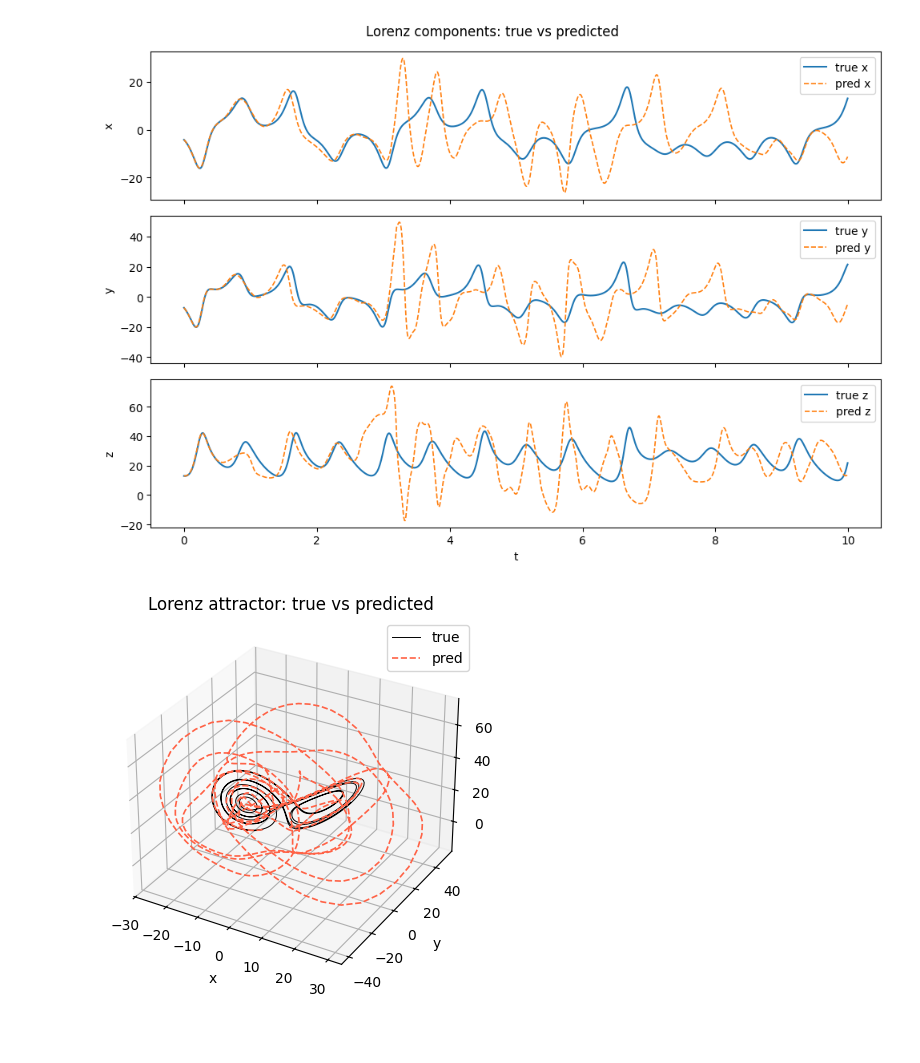
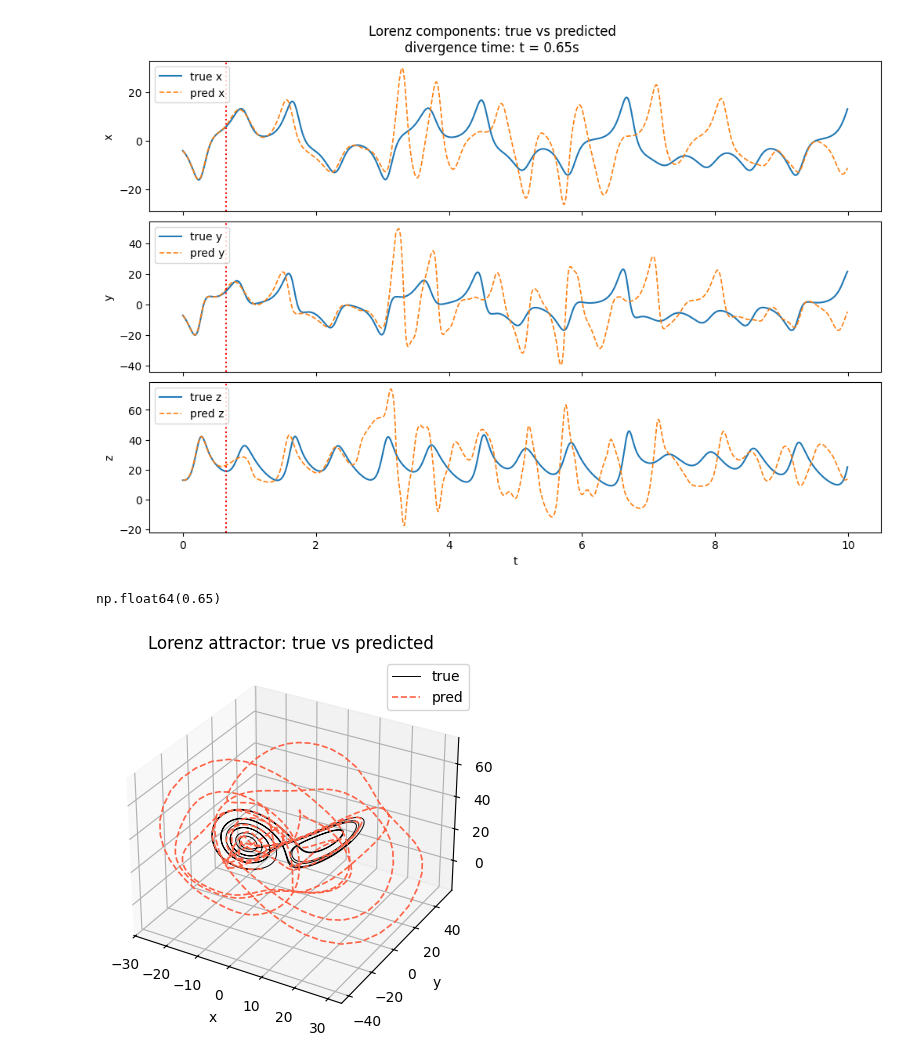
Before and after one commit to bs-machinelearning/reservoir-computing-research, a Jupyter notebook: 4. Reference/main_with_leak_rate.ipynb, the cells around one changed output. Drawn from its saved outputs; the diff is of its cells as text; code cells hidden in the pictures; blank space fills up the shorter version.

```diff
--- a/4. Reference/main_with_leak_rate.ipynb
+++ b/4. Reference/main_with_leak_rate.ipynb
@@ -72,7 +72,8 @@ Total runtime: 7.053 s
 # %%
-plot_lorenz_components(Y_pred, Y_true, dt=dt)
+plot_lorenz_components(Y_pred, Y_true, dt=dt, epsilon=4.0)
 # %% [output]
-[figure, old version]
+[figure, new version]
+np.float64(0.65)
 # %%
 plot_lorenz_3d_pred_vs_true(Y_pred, Y_true,)
 # %% [output]
```
Also changed, not shown: parts of 1 cell of this notebook, 4 other files.
